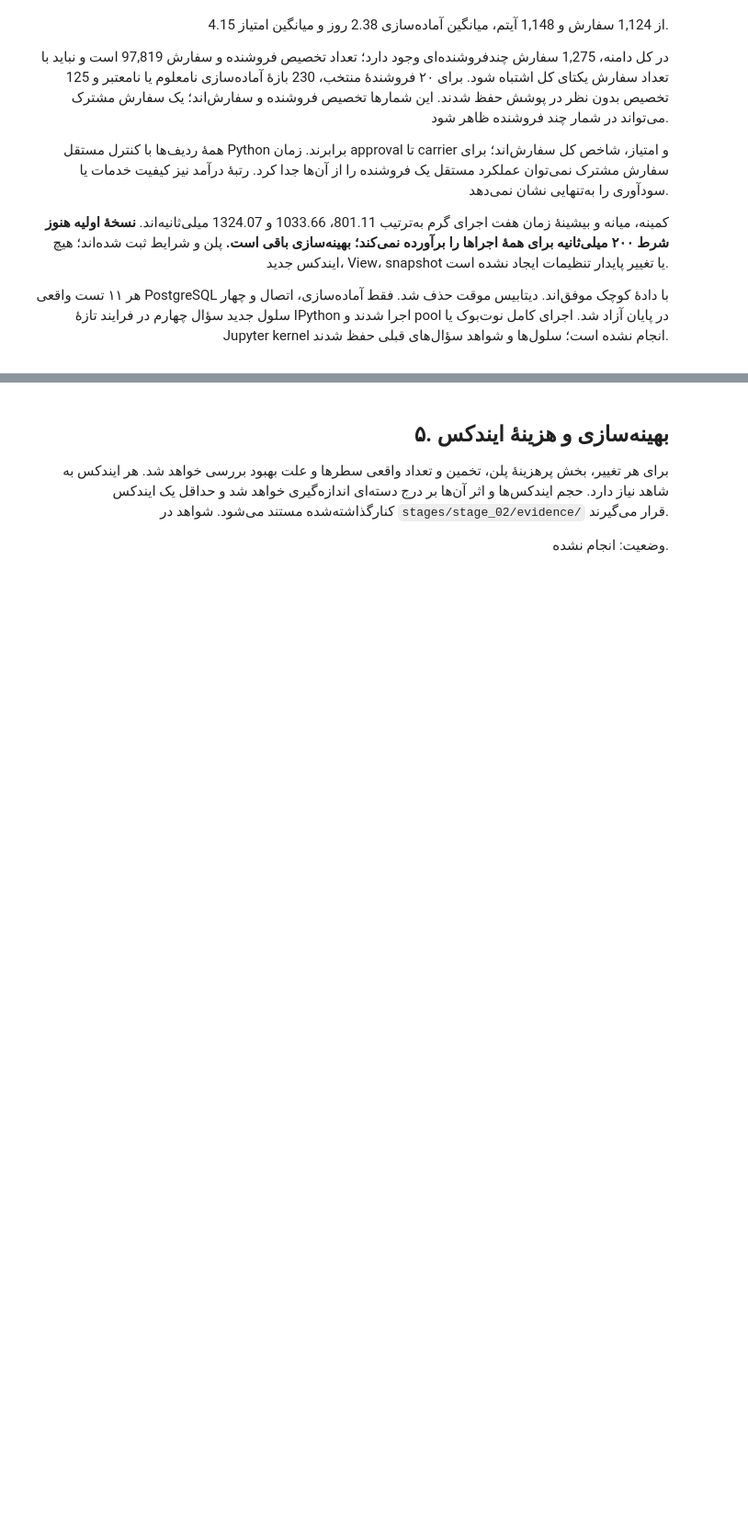
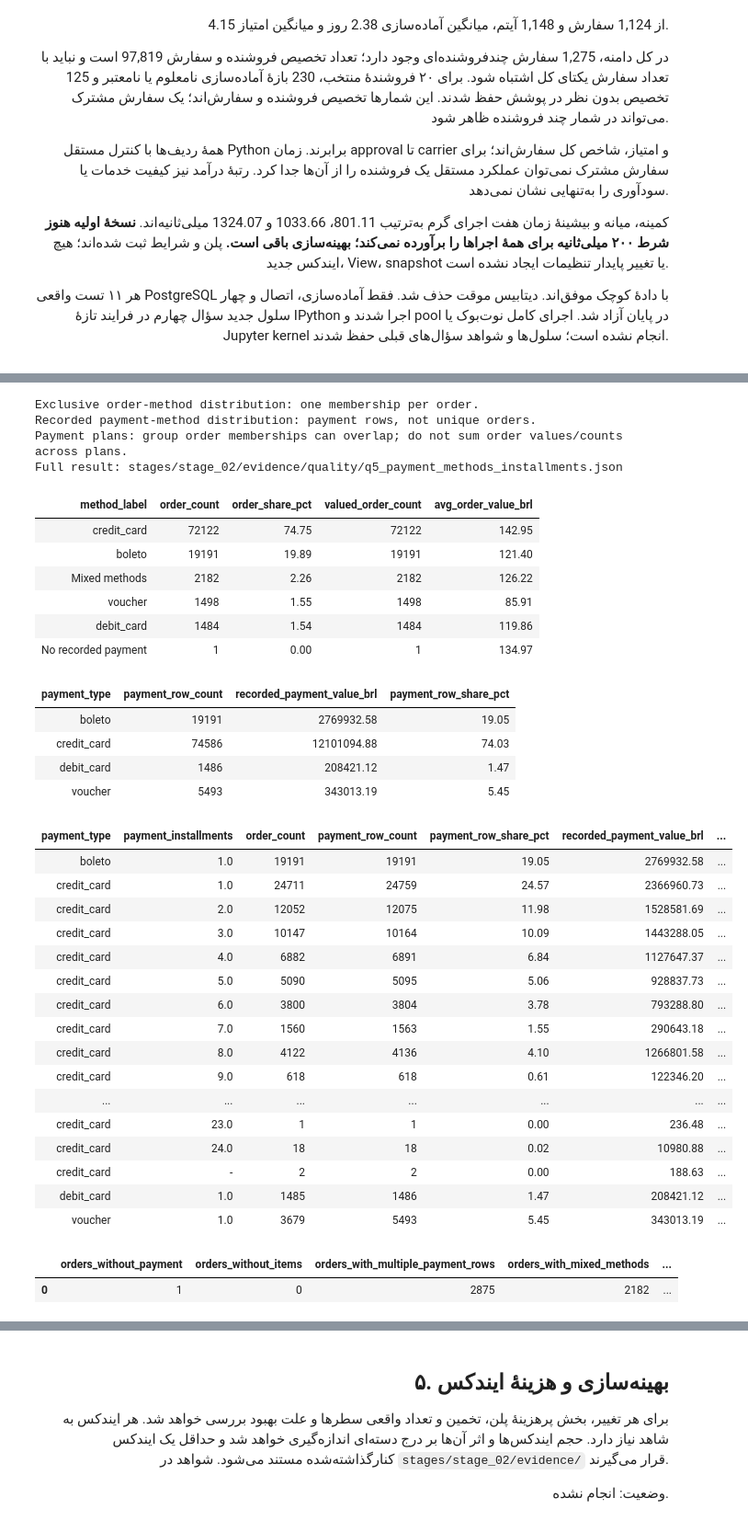
Before and after one commit to Ehsan-soveyzi/data_factory, a Jupyter notebook: stages/stage_02/solution.ipynb, the cells around one changed output, grey strips where cells are left out. Shown at 92% size. Cells and saved outputs as stored; diff of their text form; code cells hidden in the pictures; blank space fills up the shorter version.

Commit message:
fiveth query results added.

```diff
--- a/stages/stage_02/solution.ipynb
+++ b/stages/stage_02/solution.ipynb
@@ -1938,0 +1974,77 @@ Benchmark: stages/stage_02/evidence/benchmarks/q4_top_seller_performance_baselin
+# %%
+# One SQL returns two labelled levels; keep them separate in all summaries.
+q5_rows, q5_report, q5_plan = run_payment_baseline(
+    engine, PROJECT_ROOT, start_date=Q5_START_DATE, end_date=Q5_END_DATE,
+    warmups=2, repetitions=7, budget_ms=QUERY_BUDGET_MS,
+)
+save_query_evidence(PROJECT_ROOT, "q5_payment_methods_installments", q5_rows, q5_report, q5_plan)
+q5_payments = pd.DataFrame(q5_rows)
+q5_profiles = q5_payments[q5_payments["analysis_level"] == "order_profile"].copy()
+q5_plans = q5_payments[q5_payments["analysis_level"] == "payment_plan"].copy()
+q5_check = q5_report["verification"]
+
+def q5_ratio(numerator, denominator):
+    return (Decimal(numerator) / int(denominator)).quantize(
+        Decimal("0.01"), rounding=ROUND_HALF_UP) if denominator else None
+
+q5_methods = q5_profiles.groupby(["payment_method_kind", "payment_type"], dropna=False)[
+    ["order_count", "valued_order_count", "merchandise_value_brl"]].sum(min_count=1).reset_index()
+q5_methods["method_label"] = [r.payment_type if r.payment_method_kind == "single_method"
+    else "Mixed methods" if r.payment_method_kind == "mixed_methods" else "No recorded payment"
+    for r in q5_methods.itertuples()]
+q5_methods["order_share_pct"] = [q5_ratio(100 * int(n), q5_check["scoped_order_count"])
+                                  for n in q5_methods["order_count"]]
+q5_methods["avg_order_value_brl"] = [q5_ratio(v, n) for v,n in
+    zip(q5_methods["merchandise_value_brl"], q5_methods["valued_order_count"])]
+q5_methods = q5_methods.sort_values("order_count", ascending=False)
+print("Exclusive order-method distribution: one membership per order.")
+display(HTML(q5_methods[["method_label", "order_count", "order_share_pct", "valued_order_count",
+                         "avg_order_value_brl"]].to_html(index=False, na_rep="-")))
+
+q5_recorded_methods = q5_plans.groupby("payment_type", as_index=False)[
+    ["payment_row_count", "recorded_payment_value_brl"]].sum(min_count=1)
+q5_recorded_methods["payment_row_share_pct"] = [q5_ratio(100 * int(n), q5_check["payment_row_count"])
+                                              for n in q5_recorded_methods["payment_row_count"]]
+print("Recorded payment-method distribution: payment rows, not unique orders.")
+display(HTML(q5_recorded_methods.to_html(index=False, na_rep="-")))
+print("Payment plans: group order memberships can overlap; do not sum order values/counts across plans.")
+display(HTML(q5_plans[["payment_type", "payment_installments", "order_count", "payment_row_count",
+    "payment_row_share_pct", "recorded_payment_value_brl", "avg_order_value_brl"]].to_html(index=False, na_rep="-")))
+print("Full result: stages/stage_02/evidence/quality/q5_payment_methods_installments.json")
+display(pd.DataFrame([q5_check["coverage"]]))
+# %% [output]
+Exclusive order-method distribution: one membership per order.
+Recorded payment-method distribution: payment rows, not unique orders.
+Payment plans: group order memberships can overlap; do not sum order values/counts across plans.
+Full result: stages/stage_02/evidence/quality/q5_payment_methods_installments.json
+| method_label | order_count | order_share_pct | valued_order_count | avg_order_value_brl |
+| credit_card | 72122 | 74.75 | 72122 | 142.95 |
+| boleto | 19191 | 19.89 | 19191 | 121.40 |
+| Mixed methods | 2182 | 2.26 | 2182 | 126.22 |
+| voucher | 1498 | 1.55 | 1498 | 85.91 |
+| debit_card | 1484 | 1.54 | 1484 | 119.86 |
+| No recorded payment | 1 | 0.00 | 1 | 134.97 |
+| payment_type | payment_row_count | recorded_payment_value_brl | payment_row_share_pct |
+| boleto | 19191 | 2769932.58 | 19.05 |
+| credit_card | 74586 | 12101094.88 | 74.03 |
+| debit_card | 1486 | 208421.12 | 1.47 |
+| voucher | 5493 | 343013.19 | 5.45 |
+| payment_type | payment_installments | order_count | payment_row_count | payment_row_share_pct | recorded_payment_value_brl | ... |
+| boleto | 1.0 | 19191 | 19191 | 19.05 | 2769932.58 | ... |
+| credit_card | 1.0 | 24711 | 24759 | 24.57 | 2366960.73 | ... |
+| credit_card | 2.0 | 12052 | 12075 | 11.98 | 1528581.69 | ... |
+| credit_card | 3.0 | 10147 | 10164 | 10.09 | 1443288.05 | ... |
+| credit_card | 4.0 | 6882 | 6891 | 6.84 | 1127647.37 | ... |
+| credit_card | 5.0 | 5090 | 5095 | 5.06 | 928837.73 | ... |
+| credit_card | 6.0 | 3800 | 3804 | 3.78 | 793288.80 | ... |
+| credit_card | 7.0 | 1560 | 1563 | 1.55 | 290643.18 | ... |
+| credit_card | 8.0 | 4122 | 4136 | 4.10 | 1266801.58 | ... |
+| credit_card | 9.0 | 618 | 618 | 0.61 | 122346.20 | ... |
+| ... | ... | ... | ... | ... | ... | ... |
+| credit_card | 23.0 | 1 | 1 | 0.00 | 236.48 | ... |
+| credit_card | 24.0 | 18 | 18 | 0.02 | 10980.88 | ... |
+| credit_card | - | 2 | 2 | 0.00 | 188.63 | ... |
+| debit_card | 1.0 | 1485 | 1486 | 1.47 | 208421.12 | ... |
+| voucher | 1.0 | 3679 | 5493 | 5.45 | 343013.19 | ... |
+|  | orders_without_payment | orders_without_items | orders_with_multiple_payment_rows | orders_with_mixed_methods | ... |
+| 0 | 1 | 0 | 2875 | 2182 | ... |
```
Also changed, not shown: parts of 7 cells of this notebook, 15 other files.
